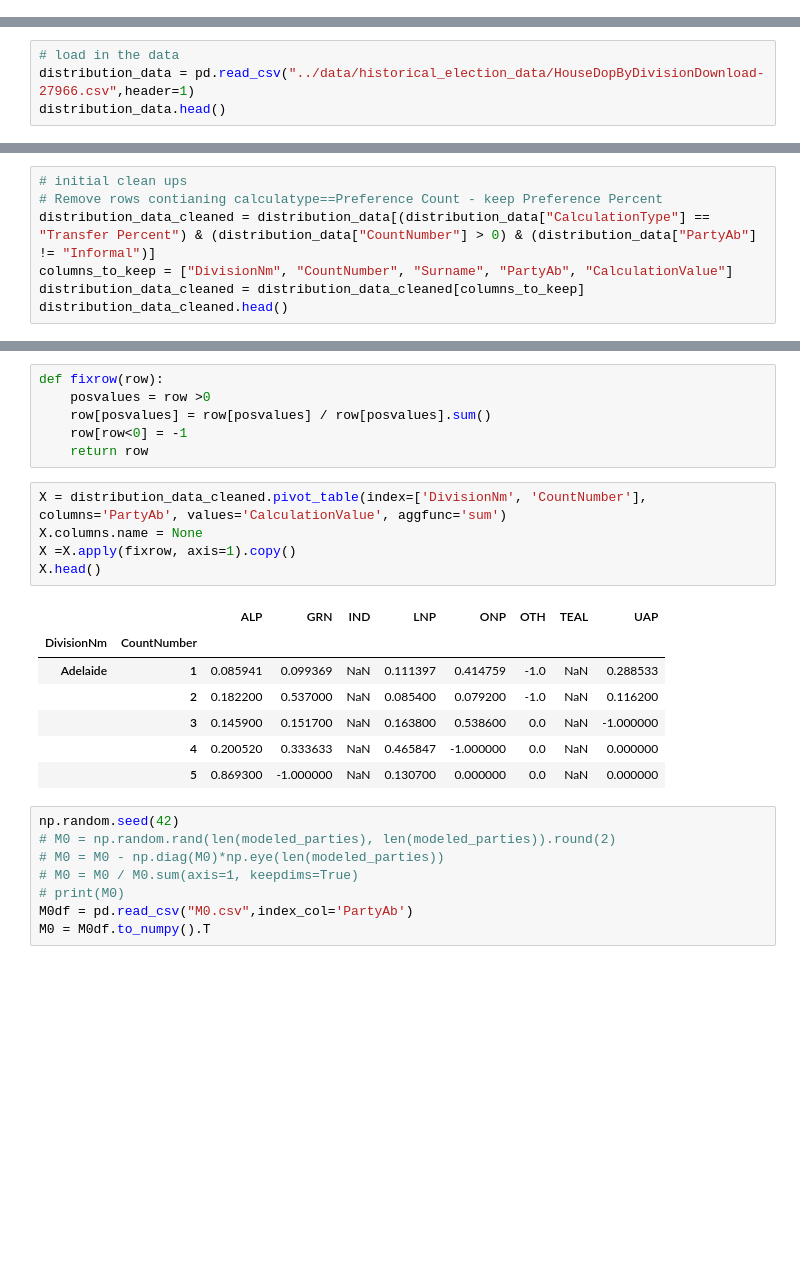
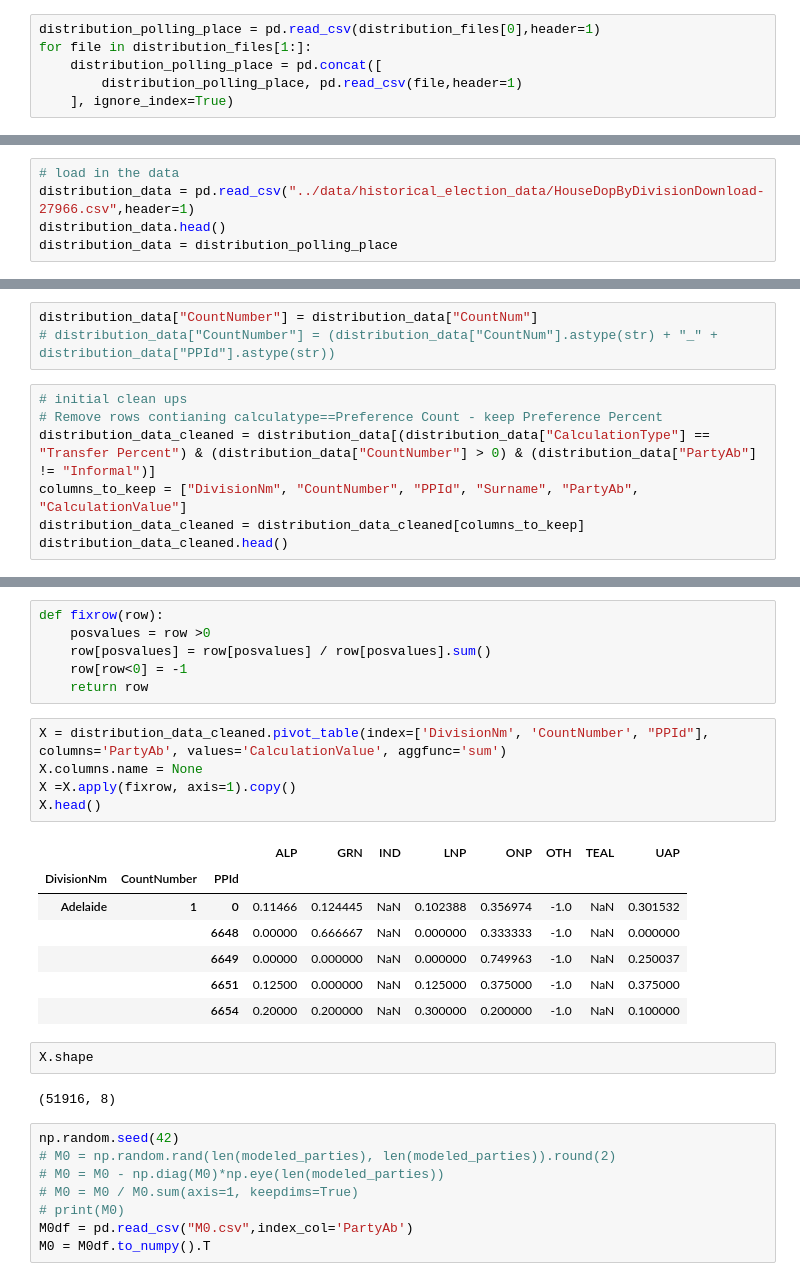
Before and after one commit to PatrickhCahill/AusForecast, a Jupyter notebook: pseudosupport/estimateM.ipynb, the cells around one changed output, grey strips where cells are left out. Cells and saved outputs as stored; diff of their text form; blank space fills up the shorter version.

Commit message:
Updating with data by polling place

```diff
--- a/pseudosupport/estimateM.ipynb
+++ b/pseudosupport/estimateM.ipynb
@@ -6,0 +15,6 @@ import numpy as np
+# %%
+distribution_polling_place = pd.read_csv(distribution_files[0],header=1)
+for file in distribution_files[1:]:
+    distribution_polling_place = pd.concat([
+        distribution_polling_place, pd.read_csv(file,header=1)
+    ], ignore_index=True)
@@ -8,3 +38,4 @@ import numpy as np
 # load in the data
 distribution_data = pd.read_csv("../data/historical_election_data/HouseDopByDivisionDownload-27966.csv",header=1)
 distribution_data.head()
+distribution_data = distribution_polling_place
@@ -68,11 +92,14 @@ def partymap(row):
     return row
 
 distribution_data = distribution_data.apply(partymap,axis=1)
+# %%
+distribution_data["CountNumber"] = distribution_data["CountNum"]
+# distribution_data["CountNumber"] = (distribution_data["CountNum"].astype(str) + "_" + distribution_data["PPId"].astype(str))
 # %%
 # initial clean ups
 # Remove rows contianing calculatype==Preference Count - keep Preference Percent
 distribution_data_cleaned = distribution_data[(distribution_data["CalculationType"] == "Transfer Percent") & (distribution_data["CountNumber"] > 0) & (distribution_data["PartyAb"] != "Informal")]
-columns_to_keep = ["DivisionNm", "CountNumber", "Surname", "PartyAb", "CalculationValue"]
+columns_to_keep = ["DivisionNm", "CountNumber", "PPId", "Surname", "PartyAb", "CalculationValue"]
 distribution_data_cleaned = distribution_data_cleaned[columns_to_keep]
 distribution_data_cleaned.head()
 # %% [output]
@@ -93,18 +120,22 @@ def fixrow(row):
     row[row<0] = -1
     return row
 # %%
-X = distribution_data_cleaned.pivot_table(index=['DivisionNm', 'CountNumber'], columns='PartyAb', values='CalculationValue', aggfunc='sum')
+X = distribution_data_cleaned.pivot_table(index=['DivisionNm', 'CountNumber', "PPId"], columns='PartyAb', values='CalculationValue', aggfunc='sum')
 X.columns.name = None
 X =X.apply(fixrow, axis=1).copy()
 X.head()
 # %% [output]
-|  |  | ALP | GRN | IND | LNP | ONP | OTH | TEAL | UAP |
-| DivisionNm | CountNumber |  |  |  |  |  |  |  |  |
-| Adelaide | 1 | 0.085941 | 0.099369 | NaN | 0.111397 | 0.414759 | -1.0 | NaN | 0.288533 |
-|  | 2 | 0.182200 | 0.537000 | NaN | 0.085400 | 0.079200 | -1.0 | NaN | 0.116200 |
-|  | 3 | 0.145900 | 0.151700 | NaN | 0.163800 | 0.538600 | 0.0 | NaN | -1.000000 |
-|  | 4 | 0.200520 | 0.333633 | NaN | 0.465847 | -1.000000 | 0.0 | NaN | 0.000000 |
-|  | 5 | 0.869300 | -1.000000 | NaN | 0.130700 | 0.000000 | 0.0 | NaN | 0.000000 |
+|  |  |  | ALP | GRN | IND | LNP | ONP | OTH | TEAL | UAP |
+| DivisionNm | CountNumber | PPId |  |  |  |  |  |  |  |  |
+| Adelaide | 1 | 0 | 0.11466 | 0.124445 | NaN | 0.102388 | 0.356974 | -1.0 | NaN | 0.301532 |
+|  |  | 6648 | 0.00000 | 0.666667 | NaN | 0.000000 | 0.333333 | -1.0 | NaN | 0.000000 |
+|  |  | 6649 | 0.00000 | 0.000000 | NaN | 0.000000 | 0.749963 | -1.0 | NaN | 0.250037 |
+|  |  | 6651 | 0.12500 | 0.000000 | NaN | 0.125000 | 0.375000 | -1.0 | NaN | 0.375000 |
+|  |  | 6654 | 0.20000 | 0.200000 | NaN | 0.300000 | 0.200000 | -1.0 | NaN | 0.100000 |
+# %%
+X.shape
+# %% [output]
+(51916, 8)
 # %%
 np.random.seed(42)
 # M0 = np.random.rand(len(modeled_parties), len(modeled_parties)).round(2)
```
Also changed, not shown: parts of 6 cells of this notebook, 1 other file.
